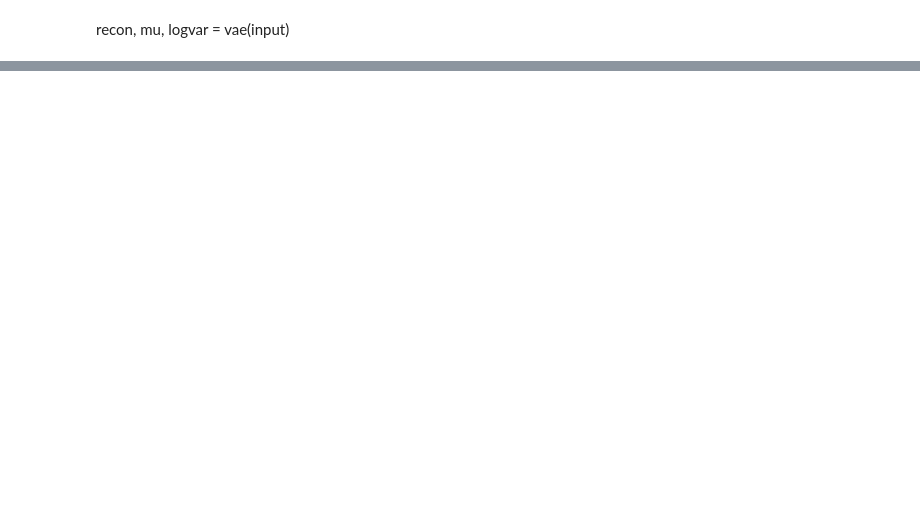
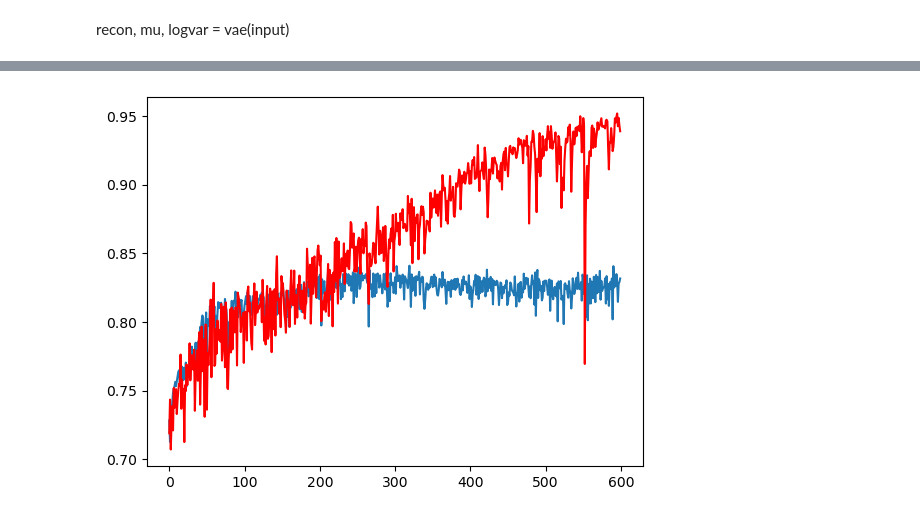
Before and after one commit to Zain-Mrza/gan_synthesis, a Jupyter notebook: notebooks/train.ipynb, the cells around one changed output, grey strips where cells are left out. Saved outputs shown, nothing was run; the diff lists cells and outputs as text; code cells hidden in the pictures; blank space fills up the shorter version.

```diff
--- a/notebooks/train.ipynb
+++ b/notebooks/train.ipynb
@@ -283,0 +215,6 @@ parameter_count(vae)
+# %%
+plt.plot(val_accuracies)
+plt.plot(train_accuracies, 'r')
+plt.show()
+# %% [output]
+[figure, added]
```
Also changed, not shown: parts of 24 cells of this notebook, 8 other files.
